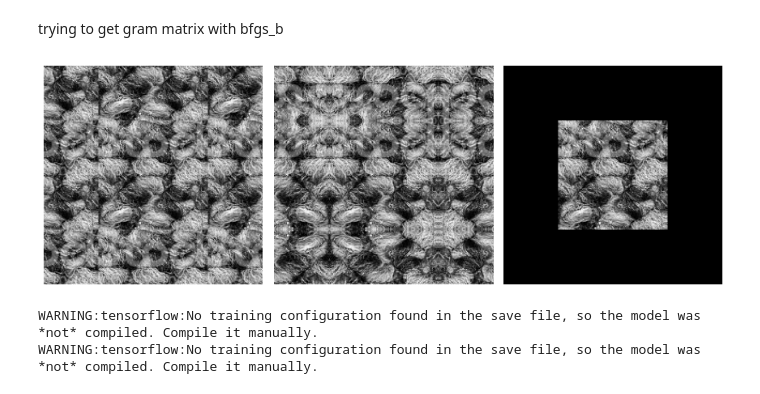
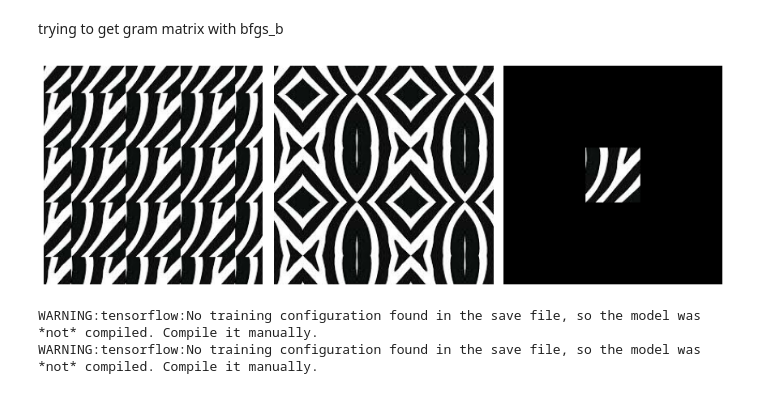
Before and after one commit to kyle-gao/A-Sliced-Wasserstein-Loss-for-Neural-Texture-Synthesis, a Jupyter notebook: SWL_TextureSynthesis_New_tag.ipynb, the cells around one changed output. Drawn from its saved outputs; the diff is of its cells as text; code cells hidden in the pictures.

```diff
--- a/SWL_TextureSynthesis_New_tag.ipynb
+++ b/SWL_TextureSynthesis_New_tag.ipynb
@@ -283,20 +288,20 @@ def decode_image_with_patch(path, patch_size= 32, target_size = SIZE, pad_type =
 
     return img[None]
 # %%
-texture_reference_wrap = decode_image_with_patch("/content/Carpet.jpg", patch_size=128, target_size = SIZE)
-texture_reference_zero = decode_image_with_patch("/content/Carpet.jpg", patch_size=128, target_size = SIZE,pad_type='constant')
-texture_reference_refl = decode_image_with_patch("/content/Carpet.jpg", patch_size=128, target_size = SIZE,pad_type='reflect')
+texture_reference_wrap = decode_image_with_patch("/content/zebra.jpg", patch_size=64, target_size = SIZE)
+texture_reference_zero = decode_image_with_patch("/content/zebra.jpg", patch_size=64, target_size = SIZE,pad_type='constant')
+texture_reference_refl = decode_image_with_patch("/content/zebra.jpg", patch_size=64, target_size = SIZE,pad_type='reflect')
 
 fig ,(ax1,ax2,ax3) = plt.subplots(1, 3,figsize=(15,15))
 ax1.imshow(texture_reference_wrap[0,:,:,:])
 ax2.imshow(texture_reference_refl[0,:,:,:])
 ax3.imshow(texture_reference_zero[0,:,:,:])
 ax1.axis('off')
 ax2.axis('off')
 ax3.axis('off')
 plt.subplots_adjust(wspace=0.05, hspace=0)
 # %% [output]
-[figure, old version]
+[figure, new version]
 # %%
 ############################ MAIN ############################
 # VGG layers used for the loss
```
Also changed, not shown: parts of 19 cells of this notebook.
